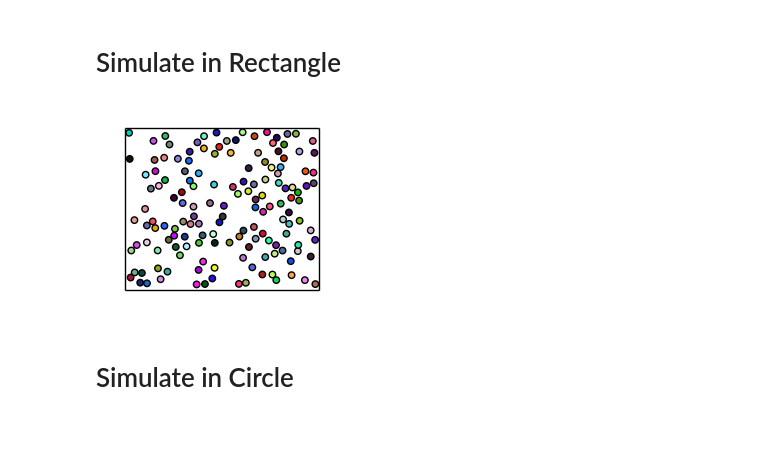
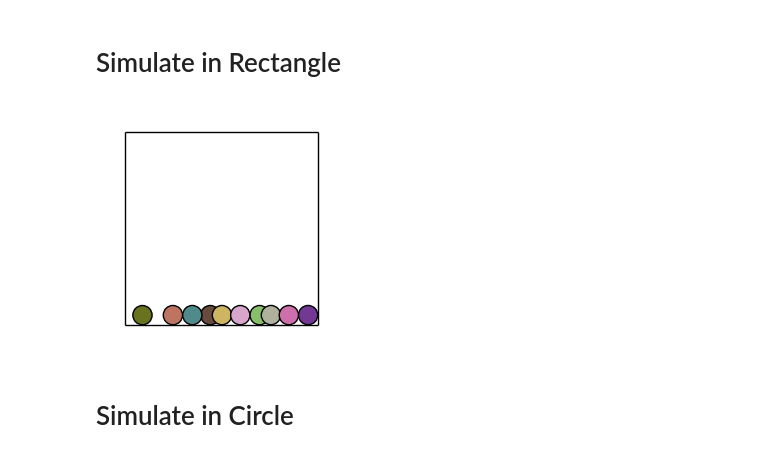
Before and after one commit to seba2390/ParticleSimulations, a Jupyter notebook: main.ipynb, the cells around one changed output. Drawn from its saved outputs; the diff is of its cells as text; code cells hidden in the pictures; blank space fills up the shorter version.

```diff
--- a/main.ipynb
+++ b/main.ipynb
@@ -9,27 +9,27 @@ from src.objects import Rectangle, Circle, Triangle, DoubleRectangle
 # Simulate in Rectangle
 # %%
 # Initialize rectangle scene
-width = 12
-height = 10
-rectangle_scene = Rectangle(width, height)
+width = 2
+height = 2
+rectangle_scene = Rectangle(width=width, height=height, vertical_gravity=90000.0, restitution=0.75)
 
 # Generate particles
-num_particles = 150
-radius_range = (0.2, 0.2)
+num_particles = 10
+radius_range = (0.1, 0.1)
 density_range = (1.0, 1.0)
 
 # Add particles to the rectangle scene
 rectangle_scene.generate_particles(num_particles=num_particles, radius_range=radius_range, density_range=density_range)
 # %%
 # Simulation parameters
-n_steps = 10000
+n_steps = 1000
 dt = 0.0001
 
 for _ in range(n_steps):
     rectangle_scene.simulate(1, dt)
 # %%
 # New parameter to control frame skipping
-skip_frames = 6  # Change this value to skip frames (e.g., 2 to skip every other frame). Makes animation speed up
+skip_frames = 2  # Change this value to skip frames (e.g., 2 to skip every other frame). Makes animation speed up
 
 # Prepare the figure and axes for plotting
 fig, ax = plt.subplots(1, 1, figsize=(3, 3))
@@ -50,34 +50,34 @@ for particle in rectangle_scene.particles:
     circle = plt.Circle(particle.position, particle.radius, facecolor=particle.color, edgecolor='black', fill=True)
     ax.add_patch(circle)
     circles.append(circle)
 
 ax.set_xticks([])
 ax.set_yticks([])
 ax.set_aspect('equal', 'box')
 plt.axis('off')
 
 # Update function for the animation
 def update(frame):
     # Adjust frame based on skip_frames
     frame = frame * skip_frames
 
     # For each particle, get the position from its path_history at the adjusted frame
     for i, particle in enumerate(rectangle_scene.particles):
         if frame < len(particle.path_history):  # Ensure the frame doesn't exceed path_history length
             circles[i].center = particle.path_history[frame]  # Update position from path_history
 
     return circles
 
 # Adjust the number of frames based on the skip_frames parameter
 adjusted_n_steps = n_steps // skip_frames
 
 # Create the animation
 ani = FuncAnimation(fig, update, frames=adjusted_n_steps, interval=30, blit=True)
 
 # Save animation to file (optional)
 ani.save(filename="rectangle_particle_simulation.gif", writer='pillow')
 # %% [output]
-[figure, old version]
+[figure, new version]
 # %% [markdown]
 # Simulate in Circle
 # %%
```
Also changed, not shown: 2 other files.
